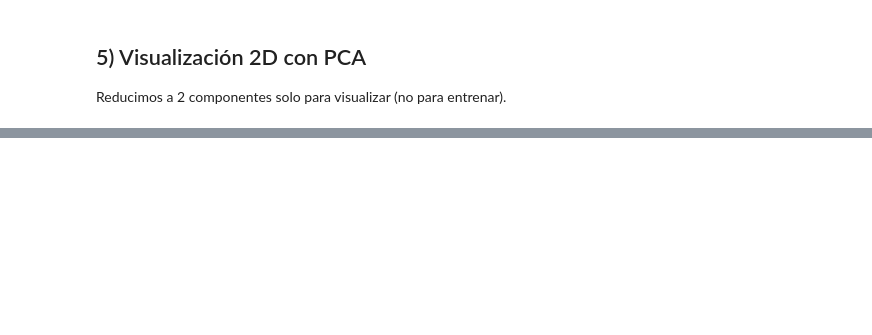
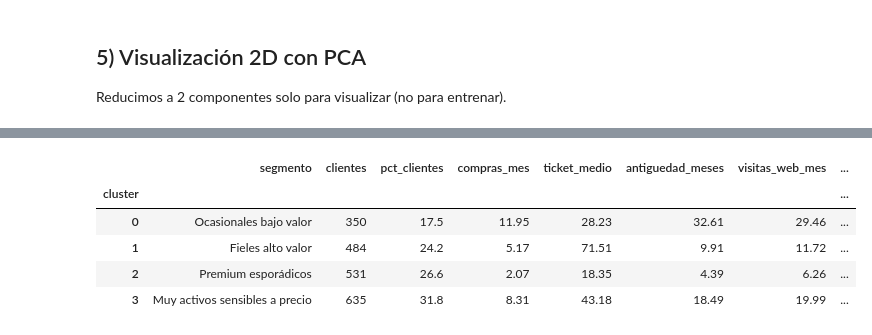
Before and after one commit to AnabelCarnererob/EjerciciosModuloIA, a Jupyter notebook: notebooks/03_clustering_segmentacion_clientes.ipynb, the cells around one changed output, grey strips where cells are left out. Drawn from its saved outputs; the diff is of its cells as text; code cells hidden in the pictures; blank space fills up the shorter version.

```diff
--- a/notebooks/03_clustering_segmentacion_clientes.ipynb
+++ b/notebooks/03_clustering_segmentacion_clientes.ipynb
@@ -186,0 +253,19 @@ Prueba `DBSCAN` o `GaussianMixture` y compara: ¿qué cambia en número de grupo
+# %%
+# =========================
+# 3. Ver todo junto (tabla final)
+# =========================
+cols = [
+    "segmento", "clientes", "pct_clientes",
+    "compras_mes", "ticket_medio",
+    "antiguedad_meses", "visitas_web_mes",
+    "accion_recomendada"
+]
+
+summary[cols]
+# %% [output]
+|  | segmento | clientes | pct_clientes | compras_mes | ticket_medio | antiguedad_meses | visitas_web_mes | ... |
+| cluster |  |  |  |  |  |  |  | ... |
+| 0 | Ocasionales bajo valor | 350 | 17.5 | 11.95 | 28.23 | 32.61 | 29.46 | ... |
+| 1 | Fieles alto valor | 484 | 24.2 | 5.17 | 71.51 | 9.91 | 11.72 | ... |
+| 2 | Premium esporádicos | 531 | 26.6 | 2.07 | 18.35 | 4.39 | 6.26 | ... |
+| 3 | Muy activos sensibles a precio | 635 | 31.8 | 8.31 | 43.18 | 18.49 | 19.99 | ... |
```
Also changed, not shown: parts of 14 cells of this notebook, 1 other file.
